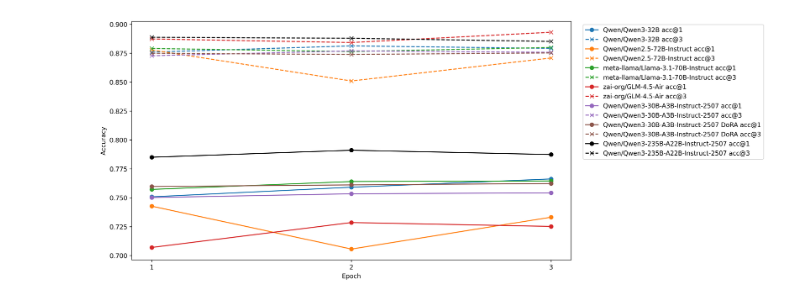
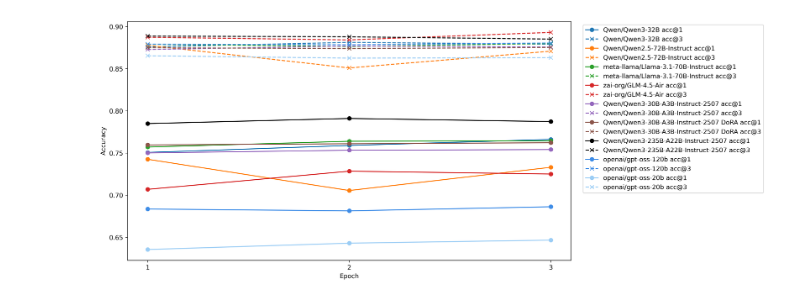
Before and after one commit to Scicom-AI-Enterprise-Organization/small-ablation, a Jupyter notebook: malaysian-sft/notebook/plot.ipynb, the cells around one changed output. Cells and saved outputs as stored; diff of their text form; code cells hidden in the pictures.

Commit message:
added openai gpt oss

```diff
--- a/malaysian-sft/notebook/plot.ipynb
+++ b/malaysian-sft/notebook/plot.ipynb
@@ -8,6 +8,8 @@ color_map = {
     "zai-org/GLM-4.5-Air": "#d62728",
     "Qwen/Qwen3-30B-A3B-Instruct-2507": "#9467bd",
     "Qwen/Qwen3-30B-A3B-Instruct-2507 DoRA": "#8c564b",
+    "openai/gpt-oss-120b": "#3f8de7",
+    "openai/gpt-oss-20b": "#9bcdf5"
 }
 
 data = [
@@ -38,6 +40,14 @@ data = [
     ("1", "Qwen/Qwen3-235B-A22B-Instruct-2507", 0.7849785527632008, 0.8887697552767468),
     ("2", "Qwen/Qwen3-235B-A22B-Instruct-2507", 0.7910729646324846, 0.8879157700919238),
     ("3", "Qwen/Qwen3-235B-A22B-Instruct-2507", 0.7873260029091, 0.8852075107882833),
+
+    ("1", "openai/gpt-oss-120b", 0.6836166535886725, 0.8792079973813675),
+    ("2", "openai/gpt-oss-120b", 0.6814633808828001, 0.8784881884213533),
+    ("3", "openai/gpt-oss-120b", 0.686323442789569, 0.8805406015264303),
+
+    ("1", "openai/gpt-oss-20b", 0.6356273742209825, 0.8654519520801693),
+    ("2", "openai/gpt-oss-20b", 0.643133916455475, 0.8626478255008294),
+    ("3", "openai/gpt-oss-20b", 0.6467555372669685, 0.8631687963552379),
 ]
 
 def r_to_int(r):
@@ -48,37 +58,37 @@ for r, cat, acc1, acc3 in data:
     categories.setdefault(cat, [])
     categories[cat].append((r_to_int(r), acc1, acc3))
 
-plt.figure(figsize=(15, 6), dpi=300)
+plt.figure(figsize=(15, 6), dpi=400)
 
 for cat, vals in categories.items():
     vals = sorted(vals, key=lambda x: x[0])
     r_vals = [v[0] for v in vals]
     acc1_vals = [v[1] for v in vals]
     acc3_vals = [v[2] for v in vals]
 
     color = color_map.get(cat, "black")
 
     plt.plot(
         r_vals, acc1_vals,
         marker="o",
         color=color,
         linestyle="-",
         label=f"{cat} acc@1"
     )
     plt.plot(
         r_vals, acc3_vals,
         marker="x",
         color=color,
         linestyle="--",
         label=f"{cat} acc@3"
     )
 
 plt.xlabel("Epoch")
 plt.ylabel("Accuracy")
 plt.legend(loc="upper left", bbox_to_anchor=(1.02, 1.0))
 r_ticks = [1, 2, 3]
 plt.xticks(r_ticks)
 plt.tight_layout()
 plt.show()
 # %% [output]
-[figure, old version]
+[figure, new version]
```
Also changed, not shown: 3 other files.
